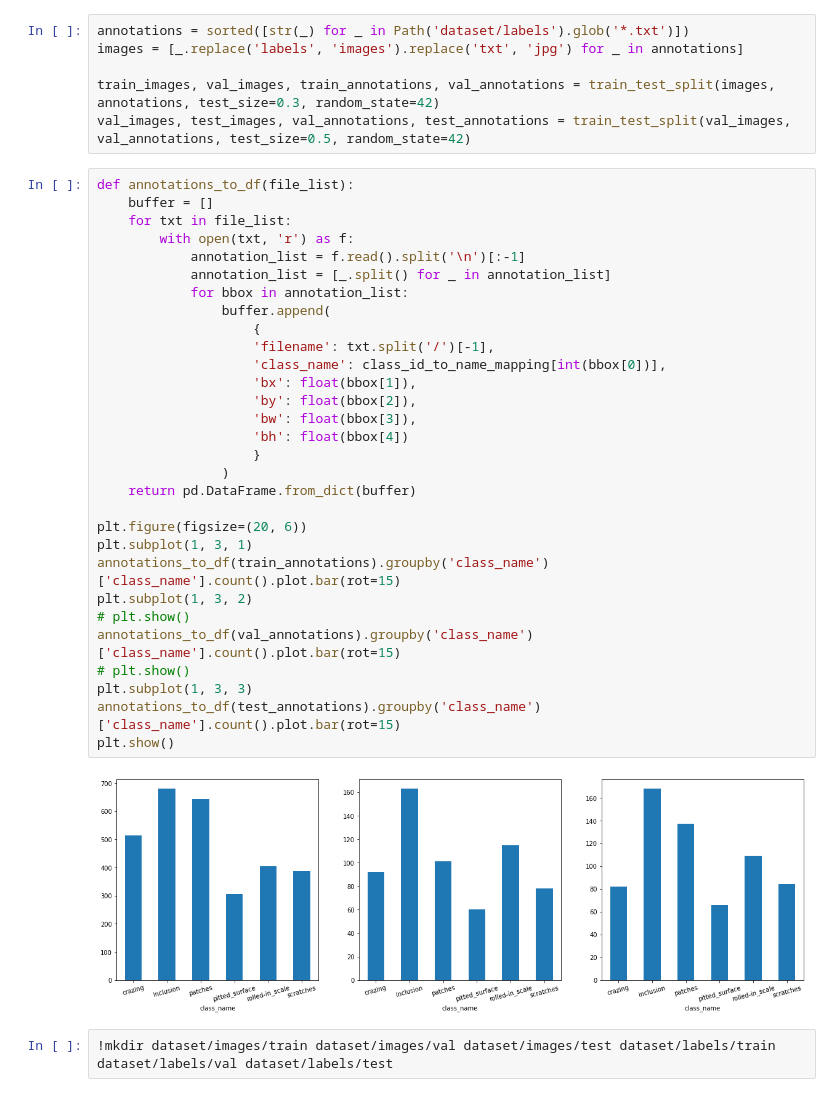
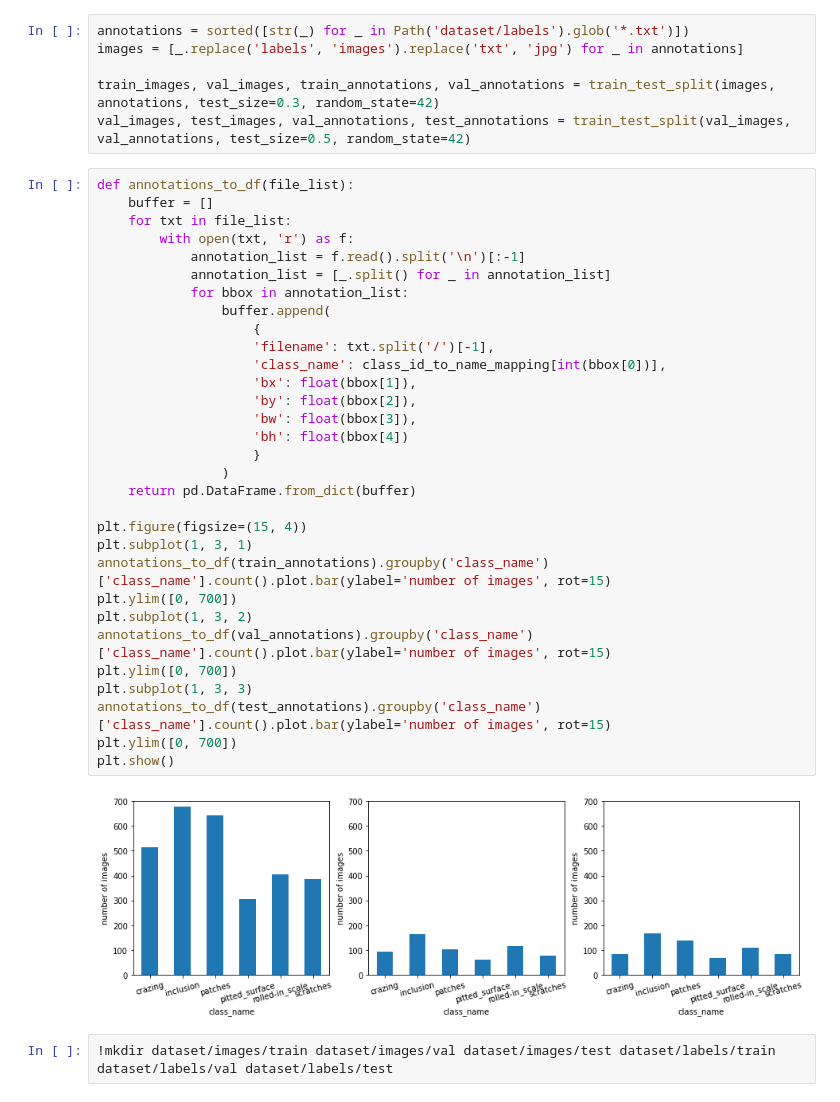
Before and after one commit to LapTQ/surface_defect_detection, a Jupyter notebook: surface_defect_detection.ipynb, the cells around one changed output. Drawn from its saved outputs; the diff is of its cells as text.

```diff
--- a/surface_defect_detection.ipynb
+++ b/surface_defect_detection.ipynb
@@ -319,35 +319,36 @@ val_images, test_images, val_annotations, test_annotations = train_test_split(va
 # %%
 def annotations_to_df(file_list):
     buffer = []
     for txt in file_list:
         with open(txt, 'r') as f:
             annotation_list = f.read().split('\n')[:-1]
             annotation_list = [_.split() for _ in annotation_list]
             for bbox in annotation_list:
                 buffer.append(
                     {
                     'filename': txt.split('/')[-1],
                     'class_name': class_id_to_name_mapping[int(bbox[0])],
                     'bx': float(bbox[1]),
                     'by': float(bbox[2]),
                     'bw': float(bbox[3]),
                     'bh': float(bbox[4])
                     }
                 )
     return pd.DataFrame.from_dict(buffer)
 
-plt.figure(figsize=(20, 6))
+plt.figure(figsize=(15, 4))
 plt.subplot(1, 3, 1)
-annotations_to_df(train_annotations).groupby('class_name')['class_name'].count().plot.bar(rot=15)
+annotations_to_df(train_annotations).groupby('class_name')['class_name'].count().plot.bar(ylabel='number of images', rot=15)
+plt.ylim([0, 700])
 plt.subplot(1, 3, 2)
-# plt.show()
-annotations_to_df(val_annotations).groupby('class_name')['class_name'].count().plot.bar(rot=15)
-# plt.show()
+annotations_to_df(val_annotations).groupby('class_name')['class_name'].count().plot.bar(ylabel='number of images', rot=15)
+plt.ylim([0, 700])
 plt.subplot(1, 3, 3)
-annotations_to_df(test_annotations).groupby('class_name')['class_name'].count().plot.bar(rot=15)
+annotations_to_df(test_annotations).groupby('class_name')['class_name'].count().plot.bar(ylabel='number of images', rot=15)
+plt.ylim([0, 700])
 plt.show()
 # %% [output]
-[figure, old version]
+[figure, new version]
 # %%
 !mkdir dataset/images/train dataset/images/val dataset/images/test dataset/labels/train dataset/labels/val dataset/labels/test
 # %%
```
